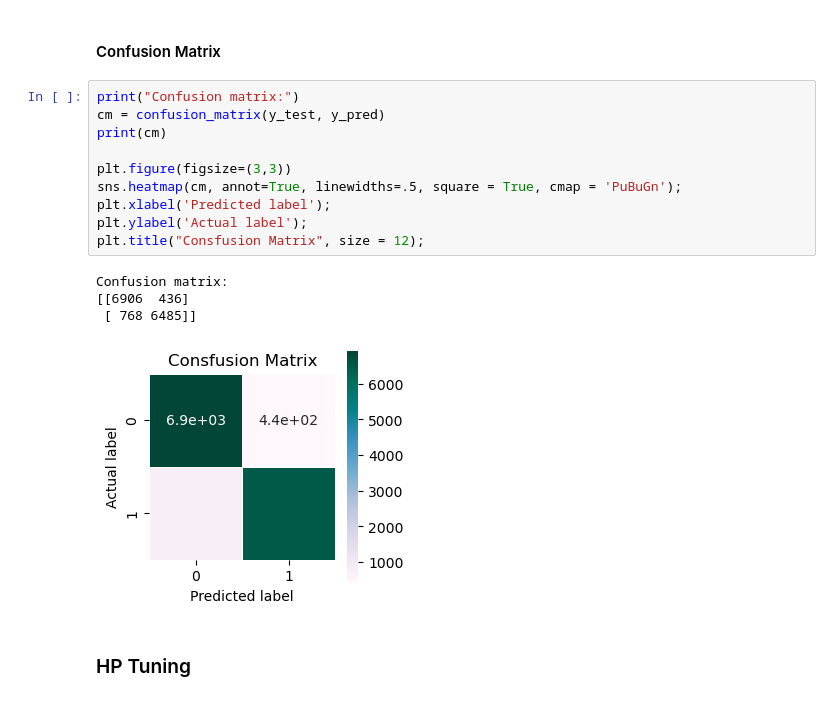
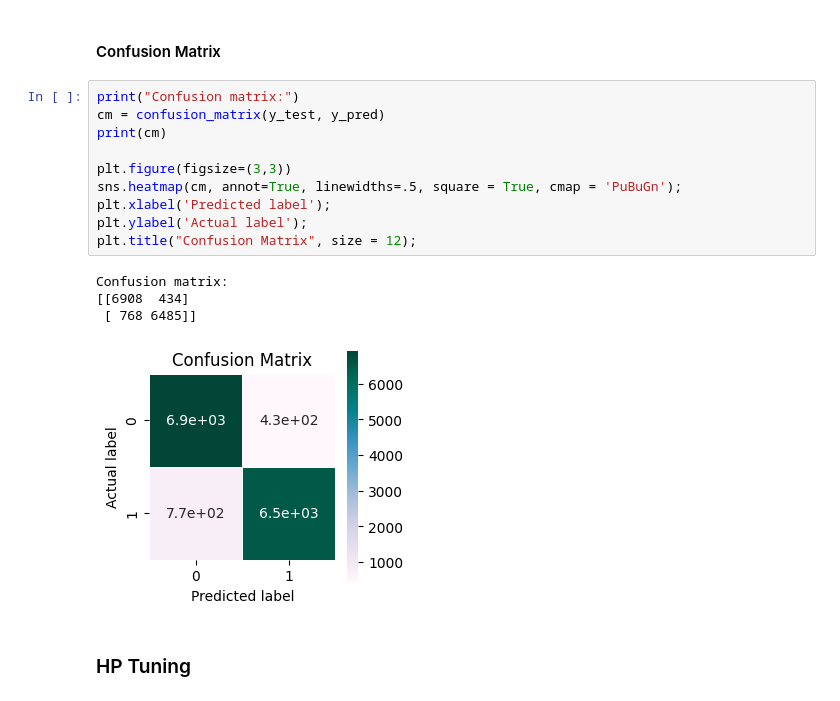
Before and after one commit to FaresDarghouth/supervised-ml-models, a Jupyter notebook: classification-covid19/covid19.ipynb, the cells around one changed output. Saved outputs shown, nothing was run; the diff lists cells and outputs as text.

```diff
--- a/classification-covid19/covid19.ipynb
+++ b/classification-covid19/covid19.ipynb
@@ -506,18 +528,18 @@ KNN-Test Accuracy:  92.0 %
 # %%
 print("Confusion matrix:")
 cm = confusion_matrix(y_test, y_pred)
 print(cm)
 
 plt.figure(figsize=(3,3))
 sns.heatmap(cm, annot=True, linewidths=.5, square = True, cmap = 'PuBuGn');
 plt.xlabel('Predicted label');
 plt.ylabel('Actual label');
-plt.title("Consfusion Matrix", size = 12);
+plt.title("Confusion Matrix", size = 12);
 # %% [output]
 Confusion matrix:
-[[6906  436]
+[[6908  434]
  [ 768 6485]]
-[figure, old version]
+[figure, new version]
 # %% [markdown]
 ### HP Tuning
 # %%
```
Also changed, not shown: parts of 23 cells of this notebook, 5 other files.
